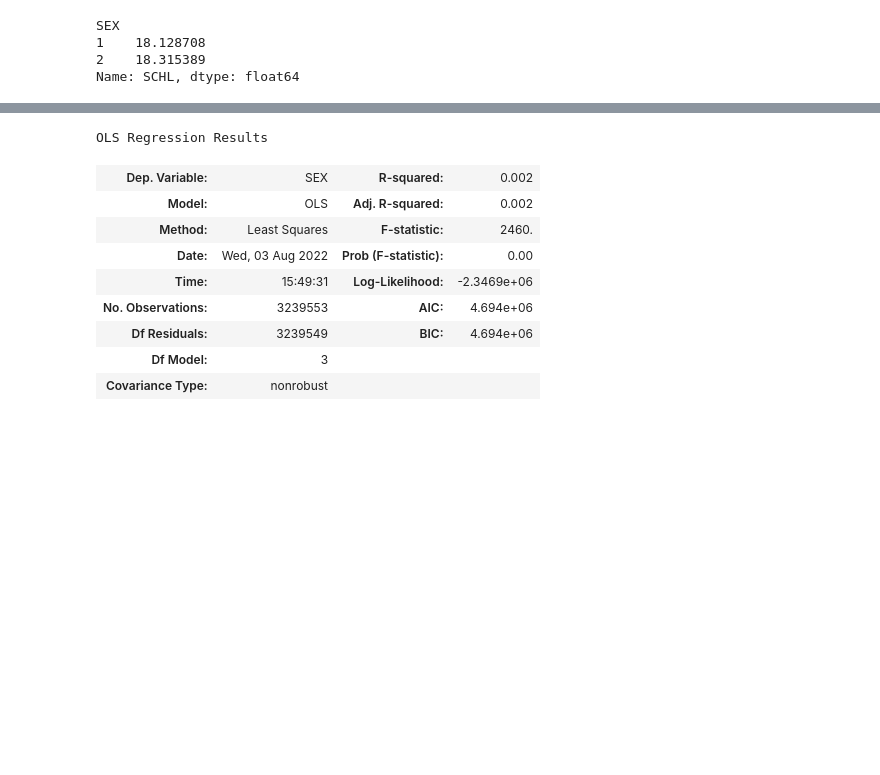
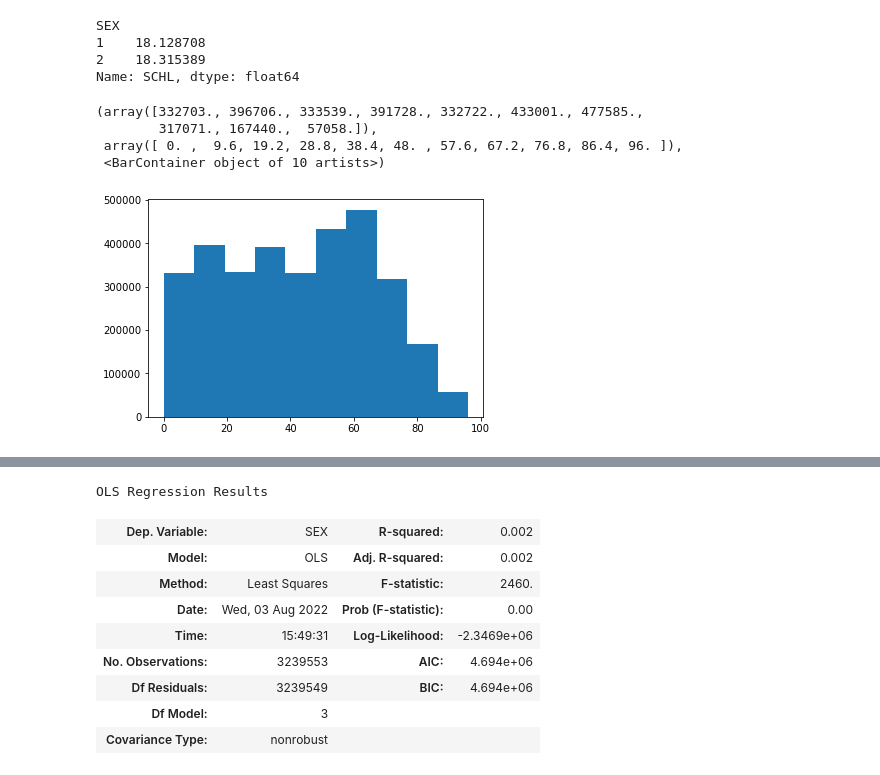
Before and after one commit to brandiehatch/capstone, a Jupyter notebook: 02_eda_capstone_08032022.ipynb, the cells around one changed output, grey strips where cells are left out. Drawn from its saved outputs; the diff is of its cells as text; code cells hidden in the pictures; blank space fills up the shorter version.

```diff
--- a/02_eda_capstone_08032022.ipynb
+++ b/02_eda_capstone_08032022.ipynb
@@ -199,3 +203,11 @@ SEX
 1    18.128708
 2    18.315389
 Name: SCHL, dtype: float64
+# %%
+plt.hist(df['AGEP'])
+# %% [output]
+(array([332703., 396706., 333539., 391728., 332722., 433001., 477585.,
+        317071., 167440.,  57058.]),
+ array([ 0. ,  9.6, 19.2, 28.8, 38.4, 48. , 57.6, 67.2, 76.8, 86.4, 96. ]),
+ <BarContainer object of 10 artists>)
+[figure, added]
```
Also changed, not shown: parts of 7 cells of this notebook, 3 other files.
